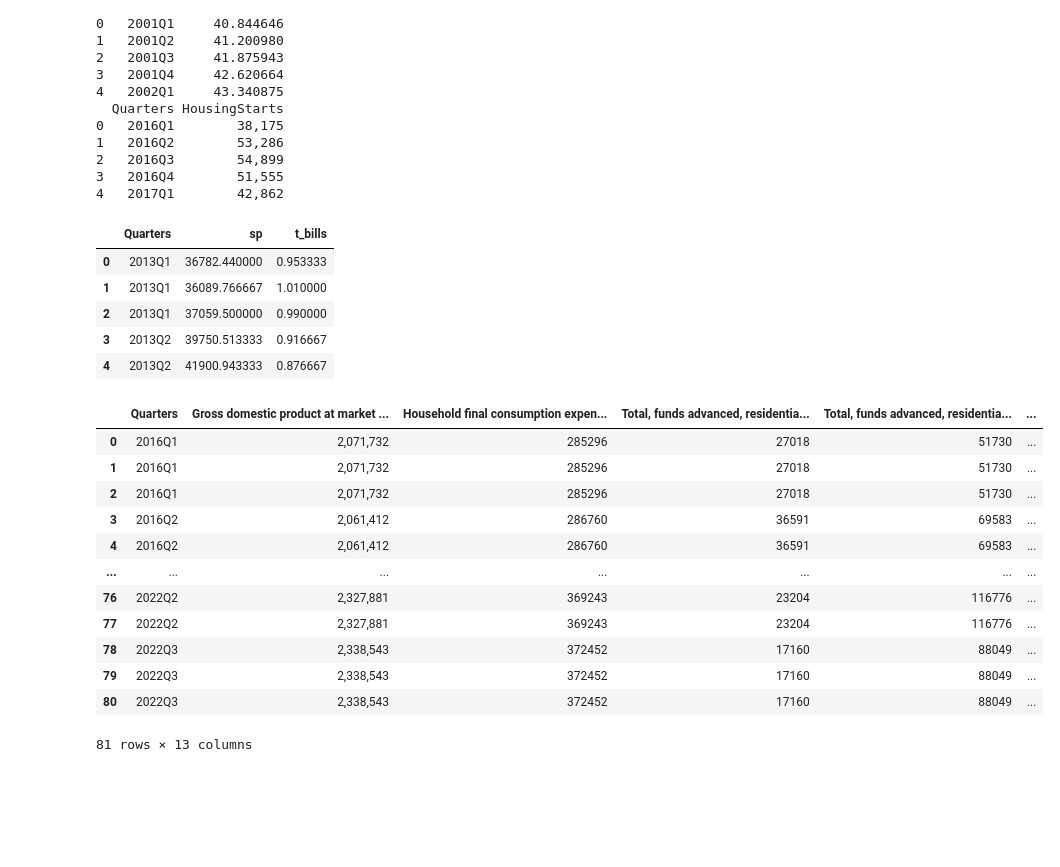
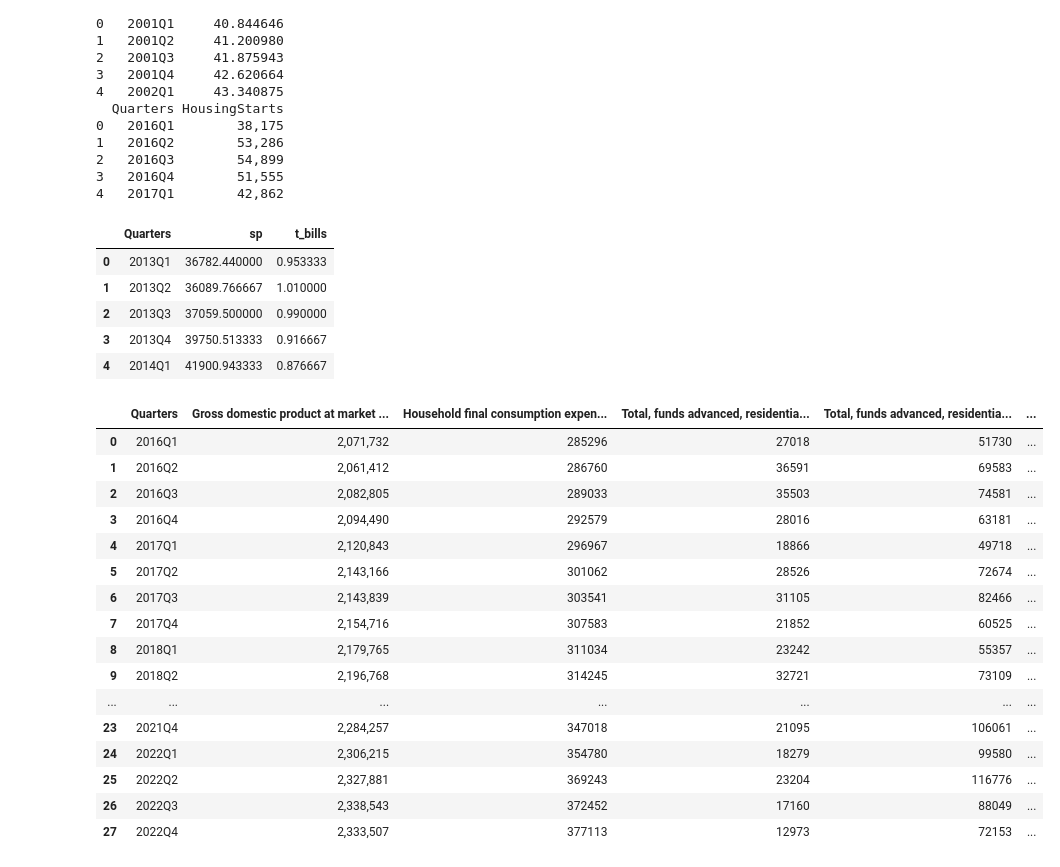
Before and after one commit to anahatkc/DataProject_526, a Jupyter notebook: Initial_Data.ipynb, the cells around one changed output. Cells and saved outputs as stored; diff of their text form; code cells hidden in the pictures; blank space fills up the shorter version.

```diff
--- a/Initial_Data.ipynb
+++ b/Initial_Data.ipynb
@@ -135,7 +114,7 @@ print(housing_starts.head())
 3   2016Q4        51,555
 4   2017Q1        42,862
 # %%
-# FINANCIAL INDICATORS - S&P 500 & Treasury Bills
+# FINANCIAL INDICATORS: S&P 500, T-BILLS
 
 # Averaging over rows of 3 to get quarterly data
 def average_quarter(group):
@@ -143,50 +122,39 @@ def average_quarter(group):
                       'sp': group['sp'].mean(), 't_bills': group['t_bills'].mean()})
 
 # Group by sets of 3 rows and average using the custom function
-fin_ind_quarter = SP_tbills.groupby(SP_tbills.index // 3).apply(average_quarter).reset_index(drop=True)
-
-# creating the time series column
-data = {'date': pd.date_range(start='2013-01-01', end='2022-10-01', freq='M')}
-df = pd.DataFrame(data)
-
-# Turning it into a quarterly periods
-df['quarterly_period'] = df['date'].dt.to_period('Q')
-df['formatted_quarter'] = df['quarterly_period'].dt.strftime('%YQ%q')
-
-# concatinating the dataframe with the financial indicators dataframe
-fin_ind = pd.concat([df, fin_ind_quarter], axis=1)
-
-# cleaning up the dataframe
-drop_columns = ['date', 'quarterly_period', 'nummonth']
-fin_ind = fin_ind.drop(drop_columns, axis=1)
-fin_ind = fin_ind.rename(columns = {"formatted_quarter":"Quarters"})
+fin_ind = SP_tbills.groupby(SP_tbills.index // 3).apply(average_quarter).reset_index(drop=True)
+fin_ind.rename(columns={'nummonth': 'Quarters'}, inplace=True)
 fin_ind.head()
 # %% [output]
 |  | Quarters | sp | t_bills |
 | 0 | 2013Q1 | 36782.440000 | 0.953333 |
-| 1 | 2013Q1 | 36089.766667 | 1.010000 |
-| 2 | 2013Q1 | 37059.500000 | 0.990000 |
-| 3 | 2013Q2 | 39750.513333 | 0.916667 |
-| 4 | 2013Q2 | 41900.943333 | 0.876667 |
+| 1 | 2013Q2 | 36089.766667 | 1.010000 |
+| 2 | 2013Q3 | 37059.500000 | 0.990000 |
+| 3 | 2013Q4 | 39750.513333 | 0.916667 |
+| 4 | 2014Q1 | 41900.943333 | 0.876667 |
 # %%
-merge1 = pd.merge(gdp, Consumption, on = 'Quarters')
+merge1 = pd.merge(gdp, consumption, on = 'Quarters')
 merge2 = pd.merge(merge1, BankLend, on = 'Quarters')
 merge3 = pd.merge(merge2, ceer, on = 'Quarters')
 merge4 = pd.merge(merge3, house_prices, on = 'Quarters')
 merge5 = pd.merge(merge4, housing_starts, on = 'Quarters')
 merge6 = pd.merge(merge5, fin_ind, on = 'Quarters')
 merge6
 # %% [output]
 |  | Quarters | Gross domestic product at market ... | Household final consumption expen... | Total, funds advanced, residentia... | Total, funds advanced, residentia... | ... |
 | 0 | 2016Q1 | 2,071,732 | 285296 | 27018 | 51730 | ... |
-| 1 | 2016Q1 | 2,071,732 | 285296 | 27018 | 51730 | ... |
-| 2 | 2016Q1 | 2,071,732 | 285296 | 27018 | 51730 | ... |
-| 3 | 2016Q2 | 2,061,412 | 286760 | 36591 | 69583 | ... |
-| 4 | 2016Q2 | 2,061,412 | 286760 | 36591 | 69583 | ... |
+| 1 | 2016Q2 | 2,061,412 | 286760 | 36591 | 69583 | ... |
+| 2 | 2016Q3 | 2,082,805 | 289033 | 35503 | 74581 | ... |
+| 3 | 2016Q4 | 2,094,490 | 292579 | 28016 | 63181 | ... |
+| 4 | 2017Q1 | 2,120,843 | 296967 | 18866 | 49718 | ... |
+| 5 | 2017Q2 | 2,143,166 | 301062 | 28526 | 72674 | ... |
+| 6 | 2017Q3 | 2,143,839 | 303541 | 31105 | 82466 | ... |
+| 7 | 2017Q4 | 2,154,716 | 307583 | 21852 | 60525 | ... |
+| 8 | 2018Q1 | 2,179,765 | 311034 | 23242 | 55357 | ... |
+| 9 | 2018Q2 | 2,196,768 | 314245 | 32721 | 73109 | ... |
 | ... | ... | ... | ... | ... | ... | ... |
-| 76 | 2022Q2 | 2,327,881 | 369243 | 23204 | 116776 | ... |
-| 77 | 2022Q2 | 2,327,881 | 369243 | 23204 | 116776 | ... |
-| 78 | 2022Q3 | 2,338,543 | 372452 | 17160 | 88049 | ... |
-| 79 | 2022Q3 | 2,338,543 | 372452 | 17160 | 88049 | ... |
-| 80 | 2022Q3 | 2,338,543 | 372452 | 17160 | 88049 | ... |
+| 23 | 2021Q4 | 2,284,257 | 347018 | 21095 | 106061 | ... |
+| 24 | 2022Q1 | 2,306,215 | 354780 | 18279 | 99580 | ... |
+| 25 | 2022Q2 | 2,327,881 | 369243 | 23204 | 116776 | ... |
+| 26 | 2022Q3 | 2,338,543 | 372452 | 17160 | 88049 | ... |
+| 27 | 2022Q4 | 2,333,507 | 377113 | 12973 | 72153 | ... |
-81 rows × 13 columns
```
Also changed, not shown: parts of 1 cell of this notebook, 1 other file.
